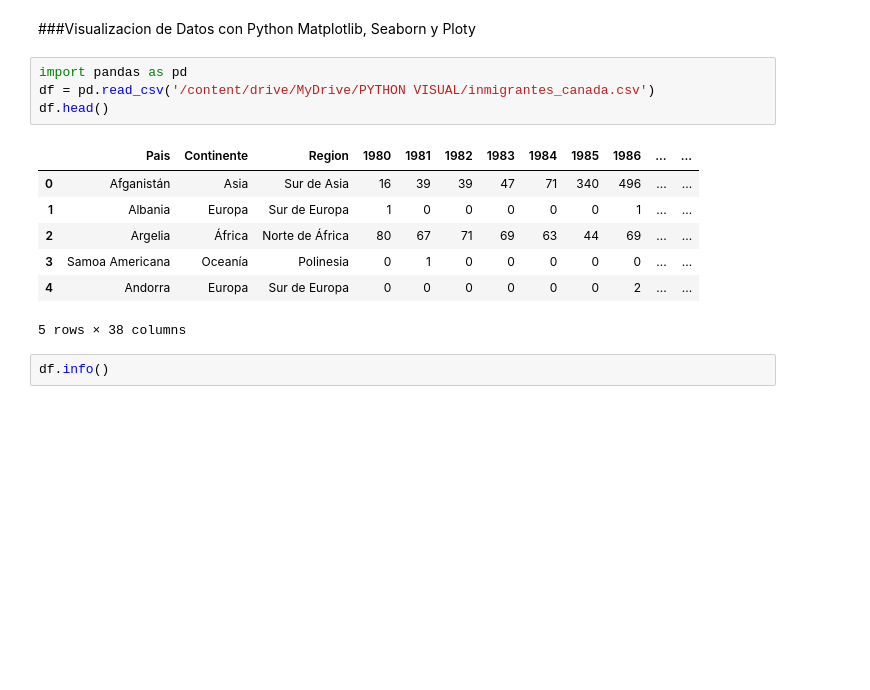
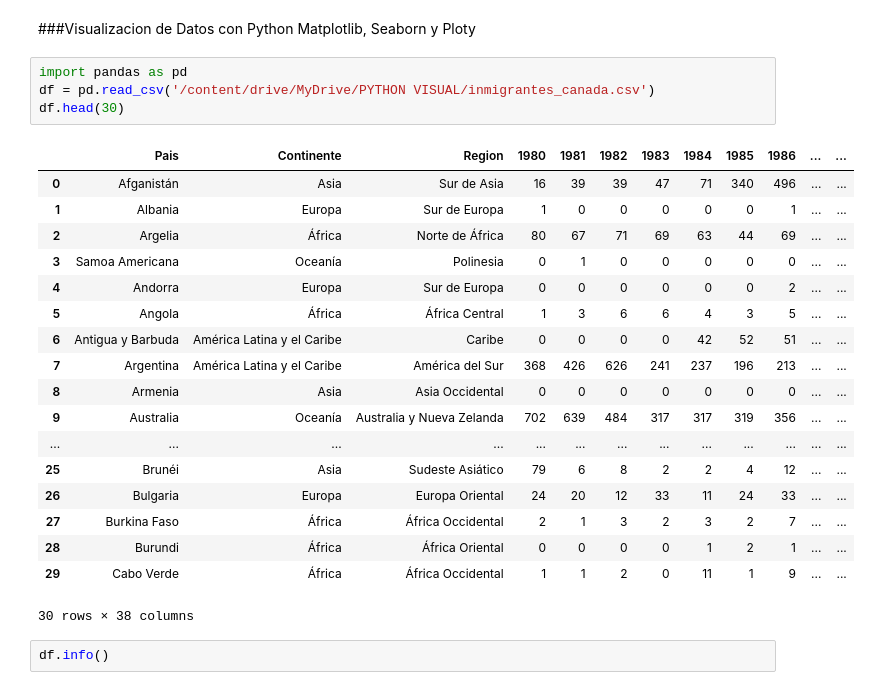
Before and after one commit to LFRANCO3030/PYTHON_VISUAL, a Jupyter notebook: PYYHON_VISUAL.ipynb, the cells around one changed output. Drawn from its saved outputs; the diff is of its cells as text; blank space fills up the shorter version.

```diff
--- a/PYYHON_VISUAL.ipynb
+++ b/PYYHON_VISUAL.ipynb
@@ -5,15 +5,26 @@
 # %%
 import pandas as pd
 df = pd.read_csv('/content/drive/MyDrive/PYTHON VISUAL/inmigrantes_canada.csv')
-df.head()
+df.head(30)
 # %% [output]
 |  | Pais | Continente | Region | 1980 | 1981 | 1982 | 1983 | 1984 | 1985 | 1986 | ... | ... |
 | 0 | Afganistán | Asia | Sur de Asia | 16 | 39 | 39 | 47 | 71 | 340 | 496 | ... | ... |
 | 1 | Albania | Europa | Sur de Europa | 1 | 0 | 0 | 0 | 0 | 0 | 1 | ... | ... |
 | 2 | Argelia | África | Norte de África | 80 | 67 | 71 | 69 | 63 | 44 | 69 | ... | ... |
 | 3 | Samoa Americana | Oceanía | Polinesia | 0 | 1 | 0 | 0 | 0 | 0 | 0 | ... | ... |
 | 4 | Andorra | Europa | Sur de Europa | 0 | 0 | 0 | 0 | 0 | 0 | 2 | ... | ... |
+| 5 | Angola | África | África Central | 1 | 3 | 6 | 6 | 4 | 3 | 5 | ... | ... |
+| 6 | Antigua y Barbuda | América Latina y el Caribe | Caribe | 0 | 0 | 0 | 0 | 42 | 52 | 51 | ... | ... |
+| 7 | Argentina | América Latina y el Caribe | América del Sur | 368 | 426 | 626 | 241 | 237 | 196 | 213 | ... | ... |
+| 8 | Armenia | Asia | Asia Occidental | 0 | 0 | 0 | 0 | 0 | 0 | 0 | ... | ... |
+| 9 | Australia | Oceanía | Australia y Nueva Zelanda | 702 | 639 | 484 | 317 | 317 | 319 | 356 | ... | ... |
+| ... | ... | ... | ... | ... | ... | ... | ... | ... | ... | ... | ... | ... |
+| 25 | Brunéi | Asia | Sudeste Asiático | 79 | 6 | 8 | 2 | 2 | 4 | 12 | ... | ... |
+| 26 | Bulgaria | Europa | Europa Oriental | 24 | 20 | 12 | 33 | 11 | 24 | 33 | ... | ... |
+| 27 | Burkina Faso | África | África Occidental | 2 | 1 | 3 | 2 | 3 | 2 | 7 | ... | ... |
+| 28 | Burundi | África | África Oriental | 0 | 0 | 0 | 0 | 1 | 2 | 1 | ... | ... |
+| 29 | Cabo Verde | África | África Occidental | 1 | 1 | 2 | 0 | 11 | 1 | 9 | ... | ... |
-5 rows × 38 columns
+30 rows × 38 columns
 # %%
 df.info()
 # %% [output]
```
Also changed, not shown: parts of 11 cells of this notebook.
